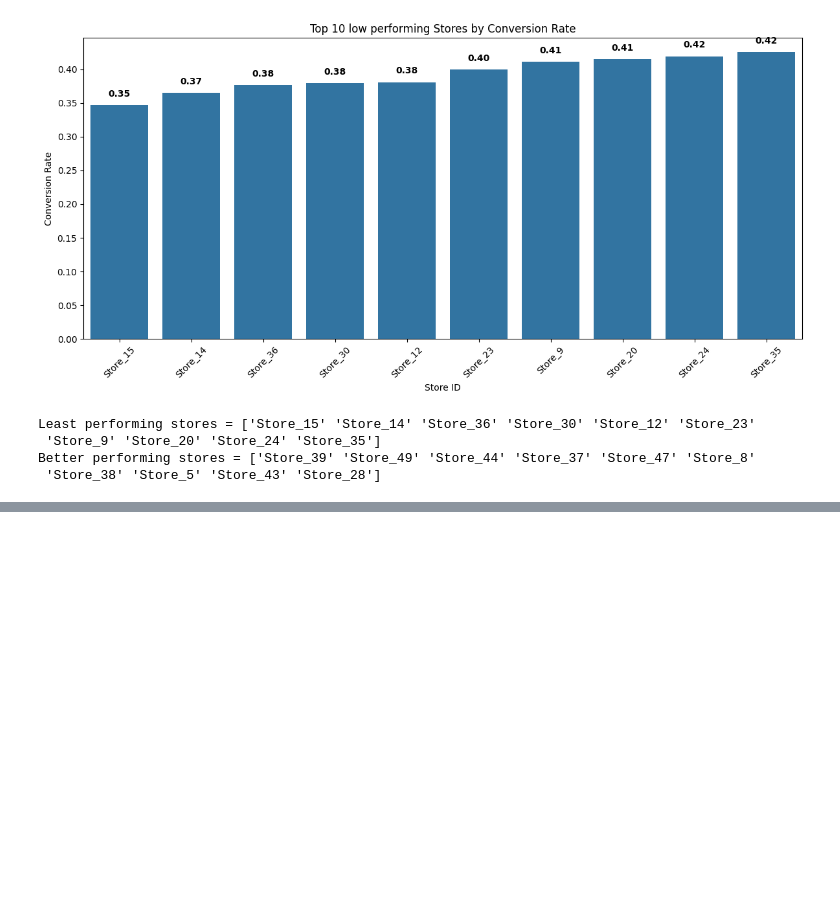
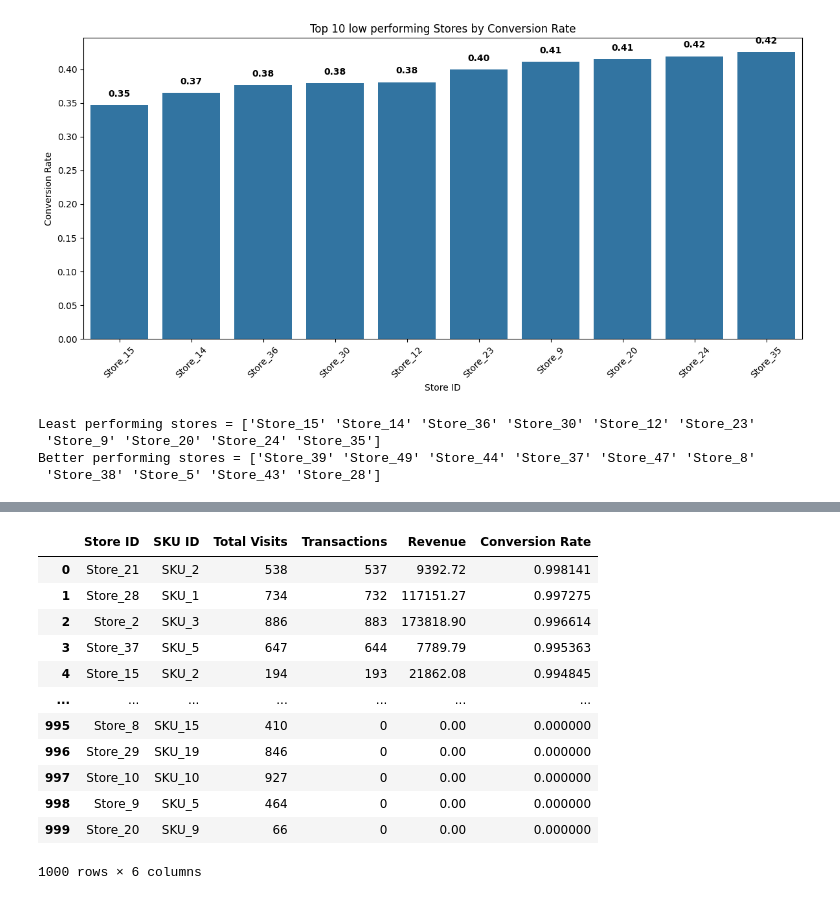
Before and after one commit to RaisunLakra/Store-Data-Conversion-Analysis, a Jupyter notebook: Notebook/Conversion_Analysis.ipynb, the cells around one changed output, grey strips where cells are left out. Drawn from its saved outputs; the diff is of its cells as text; code cells hidden in the pictures; blank space fills up the shorter version.

```diff
--- a/Notebook/Conversion_Analysis.ipynb
+++ b/Notebook/Conversion_Analysis.ipynb
@@ -237,0 +316,17 @@ Better performing stores = ['Store_39' 'Store_49' 'Store_44' 'Store_37' 'Store_4
+# %%
+df = df.sort_values(by='Conversion Rate', ascending=False).reset_index(drop=True)
+df
+# %% [output]
+|  | Store ID | SKU ID | Total Visits | Transactions | Revenue | Conversion Rate |
+| 0 | Store_21 | SKU_2 | 538 | 537 | 9392.72 | 0.998141 |
+| 1 | Store_28 | SKU_1 | 734 | 732 | 117151.27 | 0.997275 |
+| 2 | Store_2 | SKU_3 | 886 | 883 | 173818.90 | 0.996614 |
+| 3 | Store_37 | SKU_5 | 647 | 644 | 7789.79 | 0.995363 |
+| 4 | Store_15 | SKU_2 | 194 | 193 | 21862.08 | 0.994845 |
+| ... | ... | ... | ... | ... | ... | ... |
+| 995 | Store_8 | SKU_15 | 410 | 0 | 0.00 | 0.000000 |
+| 996 | Store_29 | SKU_19 | 846 | 0 | 0.00 | 0.000000 |
+| 997 | Store_10 | SKU_10 | 927 | 0 | 0.00 | 0.000000 |
+| 998 | Store_9 | SKU_5 | 464 | 0 | 0.00 | 0.000000 |
+| 999 | Store_20 | SKU_9 | 66 | 0 | 0.00 | 0.000000 |
+1000 rows × 6 columns
```
Also changed, not shown: parts of 12 cells of this notebook.
